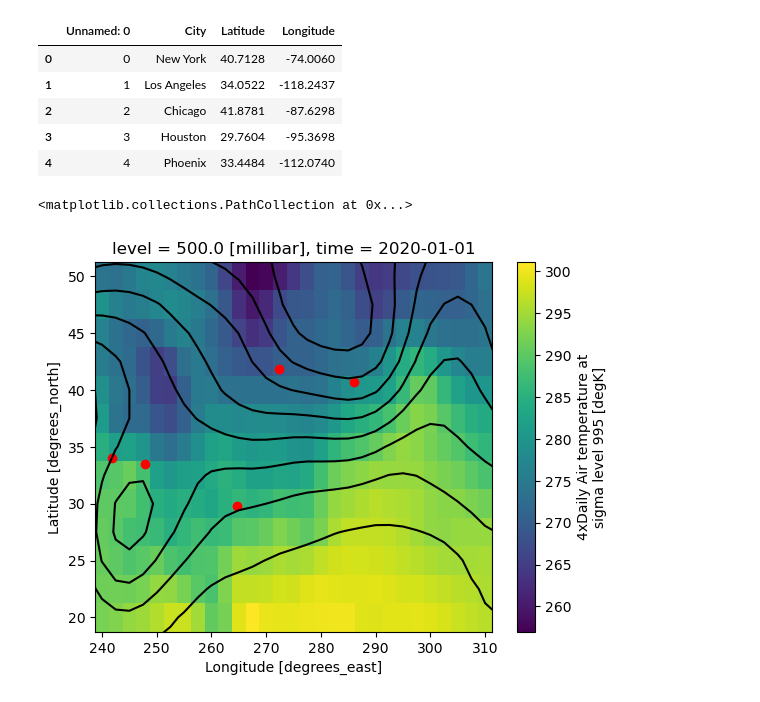
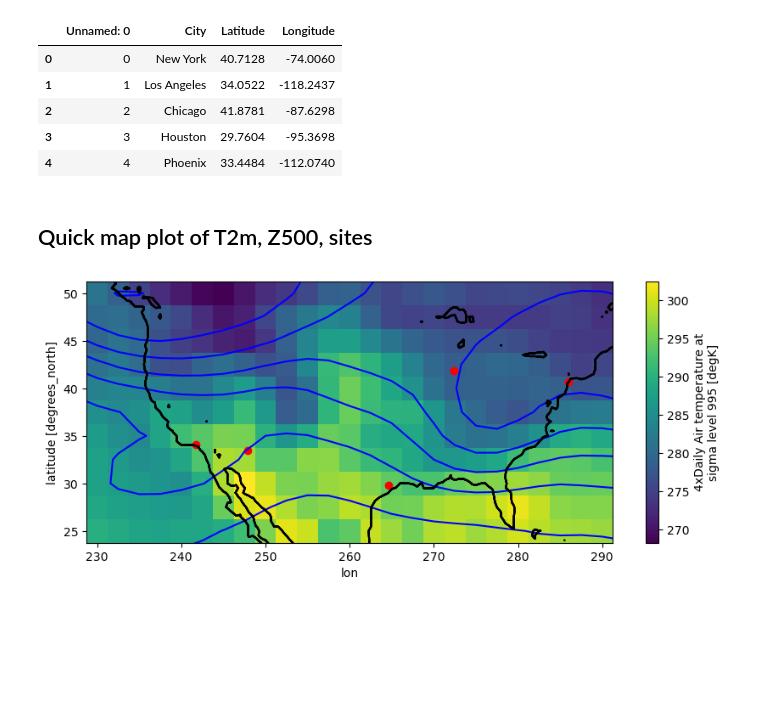
Before and after one commit to ATMOcanes/MindTheGap_wxbiz_game_course, a Jupyter notebook: Jupyter_Notebooks/Verification_scoring.ipynb, the cells around one changed output. Drawn from its saved outputs; the diff is of its cells as text; code cells hidden in the pictures; blank space fills up the shorter version.

Commit message:
Build out Verification for AMStalk

```diff
--- a/Jupyter_Notebooks/Verification_scoring.ipynb
+++ b/Jupyter_Notebooks/Verification_scoring.ipynb
@@ -7,4 +7,13 @@ import xarray as xr
 import pandas as pd
 import numpy as np
 from matplotlib import pyplot as plt
+# %%
+# Utility for a coastline() function for quick plots
+DEM05 = xr.open_dataset('./DEM.halfdeg.nc')
+# For positive-only longitudes do these steps, for -180-180 no
+DEM05 = DEM05.roll(lon=(DEM05.sizes['lon'] // 2))
+DEM05['lon'] = (DEM05['lon'] + 180) % 360
+
+def coastline(**kwargs):
+    DEM05.z.plot.contour(vmin=0, vmax=0.01, **kwargs)
 # %% [markdown]
@@ -13,20 +21,24 @@ here T vs. soil water at a given time (2020-01-01-00)
 # %%
-VERIF = '2020-01-01-00'
+# For demo, air (T2m) and soilw in NCEP reanalysis https://psl.noaa.gov/thredds/catalog/Datasets
+# For a course, see Instructor_Prepare_Dataset
+
+VERIF = '2020-04-01-00'
 
 Tverif = xr.open_dataset('http://psl.noaa.gov/thredds/dodsC/Aggregations/ncep.reanalysis/surface/air.sig995.nc'). \
                          sel(time=VERIF)
 soilw = xr.open_dataset('http://psl.noaa.gov/thredds/dodsC/Aggregations/ncep.reanalysis/surface_gauss/soilw.0-10cm.gauss.nc'). \
                          sel(time=VERIF)
 
+# Heights for a weather map
 Z = xr.open_dataset('http://psl.noaa.gov/thredds/dodsC/Aggregations/ncep.reanalysis/pressure/hgt.nc'). \
                         sel(time=VERIF)
-
-# DERIVED: long term mean, for anomalies, etc. must use decode_times = False
-# https://psl.noaa.gov/thredds/catalog/Datasets/ncep.reanalysis.derived/catalog.html
 # %% [markdown]
 ## Sample the grid at a geographical portfolio of interest points
 # %%
-sites = pd.read_csv('BiznessSpecificParameters/Geographical_Sampling_Points.csv')
+sites = pd.read_csv('../BiznessSpecificParameters/Geographical_Sampling_Points.csv')
+sitelons = xr.DataArray(sites.Longitude)+360.
+sitelats = xr.DataArray(sites.Latitude)
+
 sites
 # %% [output]
 |  | Unnamed: 0 | City | Latitude | Longitude |
@@ -41,9 +50,10 @@ sitelats = xr.DataArray(sites.Latitude)
+# %% [markdown]
+## Quick map plot of T2m, Z500, sites
 # %%
-# Quick map plot of air temperature 'air', Z500, and site locations
-
-Tverif.air.sel(lat = slice(50,20), lon=slice(360-120,360-50)).plot()
-Z.hgt.sel(level=500).plot.contour(colors='k', levels=20)
+Tverif.air.sel(lat = slice(50,25), lon=slice(360-130,360-70))\
+    .plot(size=4, aspect=2.5)
+Z.hgt.sel(level=500).plot.contour(colors='b', levels=20)
 plt.scatter(sitelons, sitelats, c='red')
+coastline(colors='k')
 # %% [output]
-<matplotlib.collections.PathCollection at 0x...>
-[figure, old version]
+[figure, new version]
```
Also changed, not shown: parts of 11 cells of this notebook, 10 other files.
